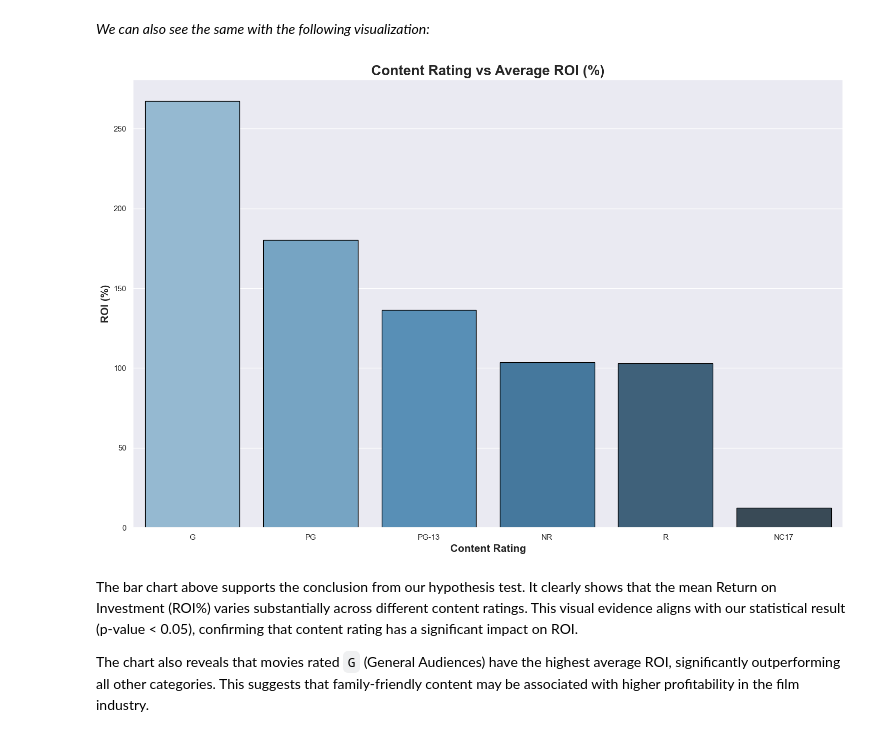
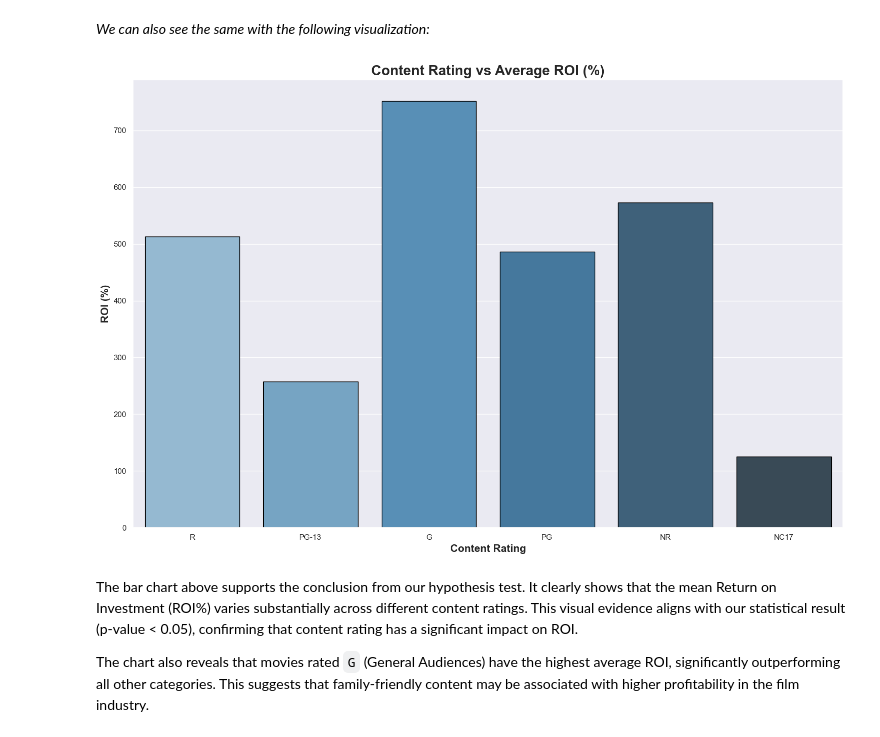
Before and after one commit to Tdoggie/phase-2-project, a Jupyter notebook: index.ipynb, the cells around one changed output. Cells and saved outputs as stored; diff of their text form; code cells hidden in the pictures.

```diff
--- a/index.ipynb
+++ b/index.ipynb
@@ -854,5 +781,5 @@ Since the number of records in the outlier-only dataframe is relatively small co
 # %%
 # grouping the df
-grouped_cleaned_df = cleaned_df2.groupby("content_rating")["ROI (%)"].mean().reset_index().sort_values(by="ROI (%)",ascending=False)
-grouped_cleaned_df
+cleaned_df2 = rel_joined_df.sort_values(by="ROI (%)",ascending=False)
+cleaned_df2
 # %% [output]
@@ -1306,28 +1239,29 @@ Since the p-value is much smaller than Alpha of 0.05, we reject the null hypothe
 # %%
 # Create the plot
 plt.figure(figsize=(15, 10))
 ax = sns.barplot(
     x="content_rating",
     y="ROI (%)",
-    data=grouped_cleaned_df,
+    data=cleaned_df2,
     edgecolor="black",
     palette='Blues_d',
-    hue='content_rating'
+    hue='content_rating',
+    errorbar=None
 )
 
 # Customize axes and title
 ax.set_xlabel("Content Rating", fontsize=15, fontweight="bold")
 ax.set_ylabel("ROI (%)", fontsize=15, fontweight="bold")
 ax.set_title("Content Rating vs Average ROI (%)", fontsize=20, fontweight="bold")
 
 # Keep x-axis labels horizontal
 plt.xticks(rotation=0)
 
 # Show the plot
 plt.tight_layout()
 plt.show()
 # %% [output]
-[figure, old version]
+[figure, new version]
 # %% [markdown]
 The bar chart above supports the conclusion from our hypothesis test. It clearly shows that the mean Return on Investment (ROI%) varies substantially across different content ratings. This visual evidence aligns with our statistical result (p-value < 0.05), confirming that content rating has a significant impact on ROI.
 
```
Also changed, not shown: parts of 15 cells of this notebook.
